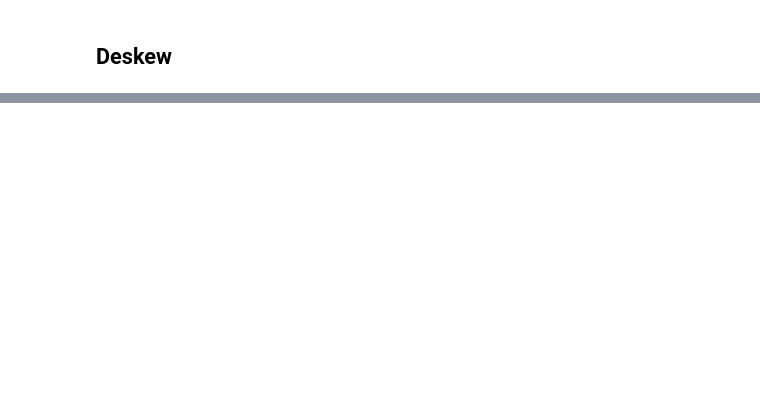
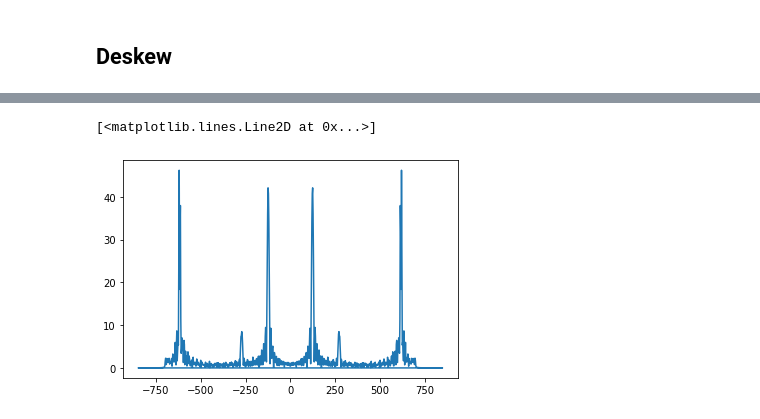
Before and after one commit to mikemayer67/PhysDim, a Jupyter notebook: PulseLab.ipynb, the cells around one changed output, grey strips where cells are left out. Drawn from its saved outputs; the diff is of its cells as text; code cells hidden in the pictures; blank space fills up the shorter version.

```diff
--- a/PulseLab.ipynb
+++ b/PulseLab.ipynb
@@ -236,2 +262,5 @@ plt.show()
 # %%
-plt.plot((f_sampled/gamma).usec)
+plt.plot(f_sampled.kHz,np.abs(S_sampled))
+# %% [output]
+[<matplotlib.lines.Line2D at 0x...>]
+[figure, added]
```
Also changed, not shown: parts of 18 cells of this notebook.
